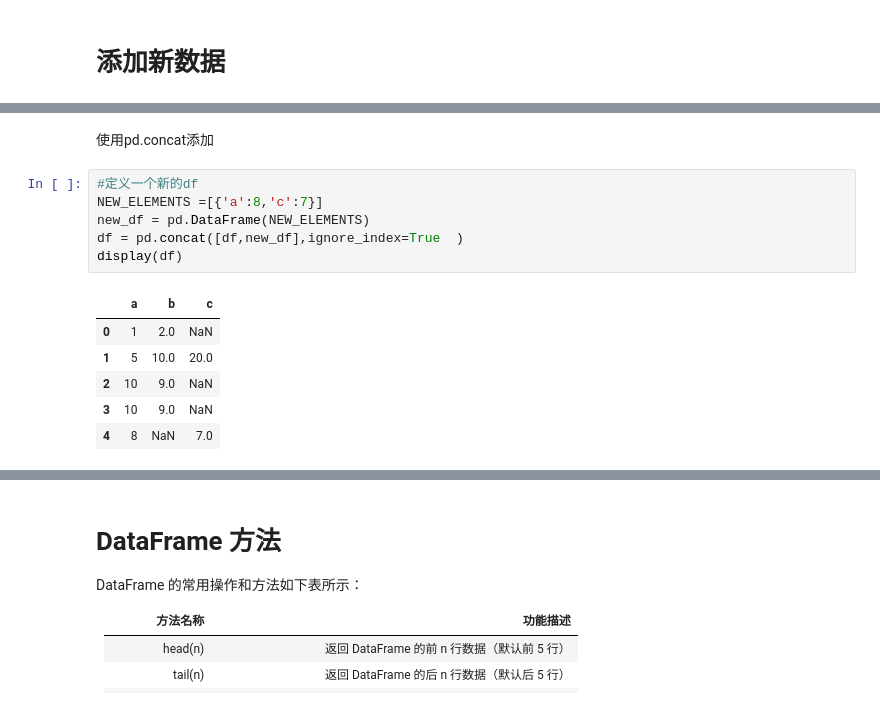
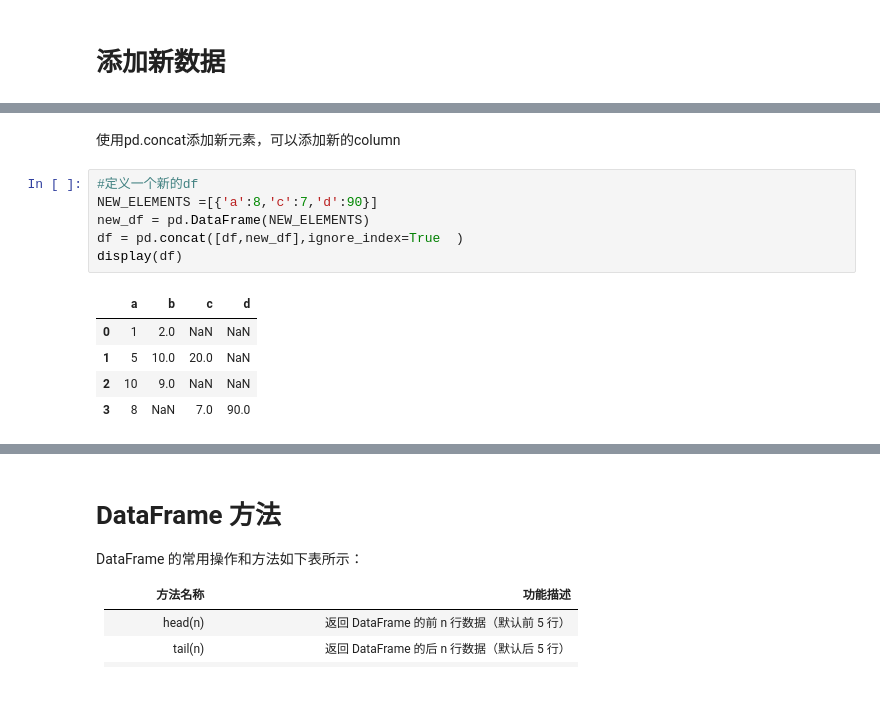
Before and after one commit to tjusssser/geo, a Jupyter notebook: notebooks/pandas.ipynb, the cells around one changed output, grey strips where cells are left out. Saved outputs shown, nothing was run; the diff lists cells and outputs as text.

```diff
--- a/notebooks/pandas.ipynb
+++ b/notebooks/pandas.ipynb
@@ -349,17 +348,16 @@ b     9.0
 c     NaN
 Name: 2, dtype: float64
 # %% [markdown]
-使用pd.concat添加
+使用pd.concat添加新元素，可以添加新的column
 # %%
 #定义一个新的df
-NEW_ELEMENTS =[{'a':8,'c':7}]
+NEW_ELEMENTS =[{'a':8,'c':7,'d':90}]
 new_df = pd.DataFrame(NEW_ELEMENTS)
 df = pd.concat([df,new_df],ignore_index=True  )
 display(df)
 # %% [output]
-|  | a | b | c |
-| 0 | 1 | 2.0 | NaN |
-| 1 | 5 | 10.0 | 20.0 |
-| 2 | 10 | 9.0 | NaN |
-| 3 | 10 | 9.0 | NaN |
-| 4 | 8 | NaN | 7.0 |
+|  | a | b | c | d |
+| 0 | 1 | 2.0 | NaN | NaN |
+| 1 | 5 | 10.0 | 20.0 | NaN |
+| 2 | 10 | 9.0 | NaN | NaN |
+| 3 | 8 | NaN | 7.0 | 90.0 |
```
Also changed, not shown: parts of 64 cells of this notebook.
